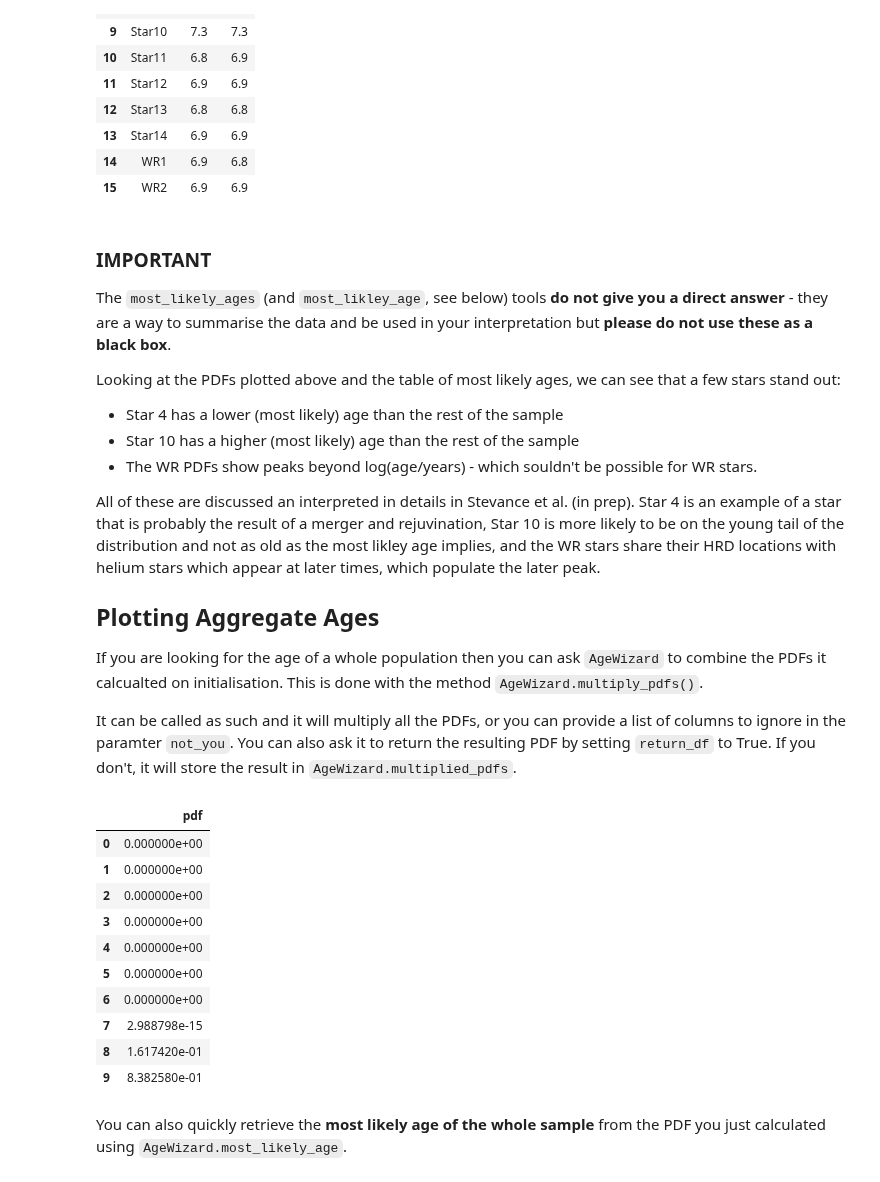
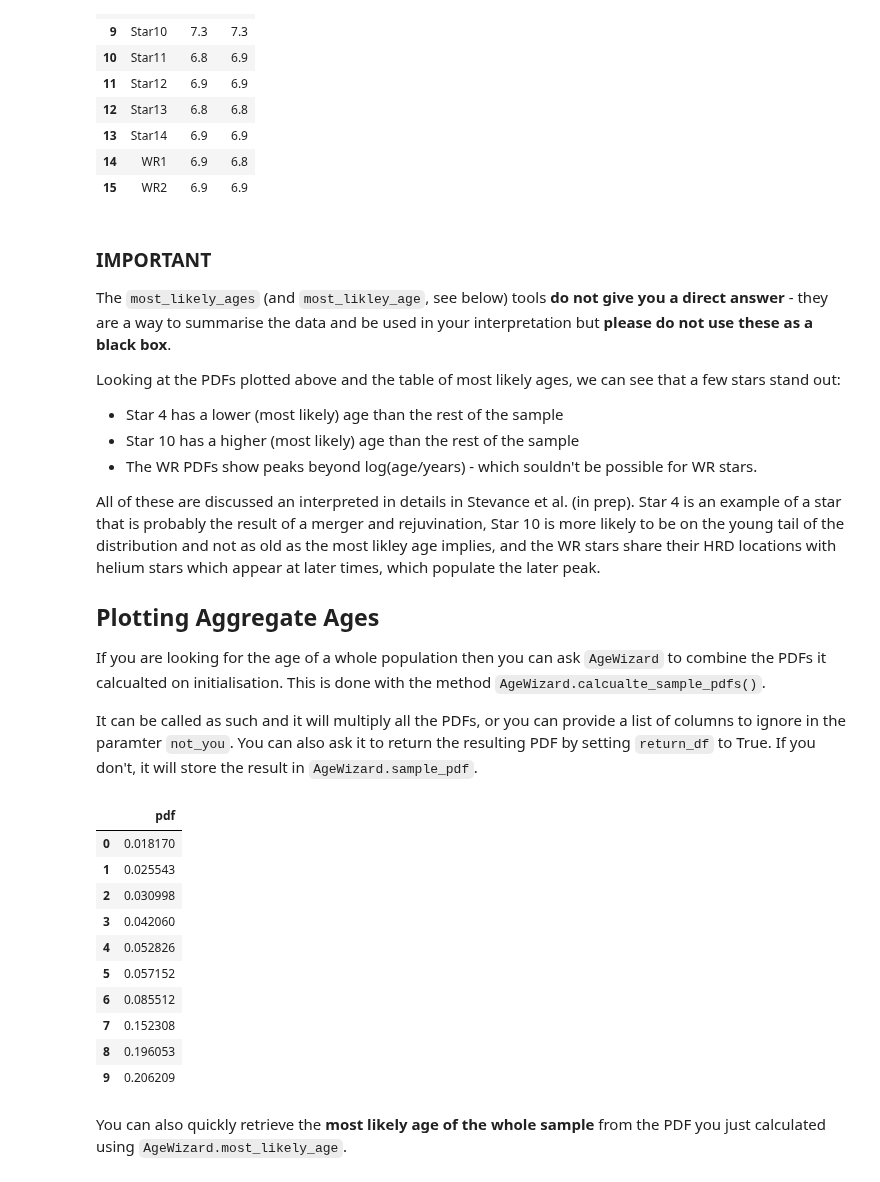
Before and after one commit to HeloiseS/hoki_tutorials, a Jupyter notebook: AgeWizard.ipynb, the cells around one changed output. Drawn from its saved outputs; the diff is of its cells as text; code cells hidden in the pictures.

```diff
--- a/AgeWizard.ipynb
+++ b/AgeWizard.ipynb
@@ -182,8 +182,8 @@ All of these are discussed an interpreted in details in Stevance et al. (in prep
 
 ## Plotting Aggregate Ages
 
-If you are looking for the age of a whole population then you can ask `AgeWizard` to combine the PDFs it calcualted on initialisation. This is done with the method `AgeWizard.multiply_pdfs()`.
+If you are looking for the age of a whole population then you can ask `AgeWizard` to combine the PDFs it calcualted on initialisation. This is done with the method `AgeWizard.calcualte_sample_pdfs()`.
 
-It can be called as such and it will multiply all the PDFs, or you can provide a list of columns to ignore in the paramter `not_you`. You can also ask it to return the resulting PDF by setting `return_df` to True. If you don't, it will store the result in `AgeWizard.multiplied_pdfs`.
+It can be called as such and it will multiply all the PDFs, or you can provide a list of columns to ignore in the paramter `not_you`. You can also ask it to return the resulting PDF by setting `return_df` to True. If you don't, it will store the result in `AgeWizard.sample_pdf`.
 # %%
 # Returns None
@@ -191,17 +191,17 @@ agewiz006.multiply_pdfs()
 # %%
-agewiz006.multiplied_pdf.head(10)
+agewiz006.sample_pdf.head(10)
 # %% [output]
 |  | pdf |
-| 0 | 0.000000e+00 |
-| 1 | 0.000000e+00 |
-| 2 | 0.000000e+00 |
-| 3 | 0.000000e+00 |
-| 4 | 0.000000e+00 |
-| 5 | 0.000000e+00 |
-| 6 | 0.000000e+00 |
-| 7 | 2.988798e-15 |
-| 8 | 1.617420e-01 |
-| 9 | 8.382580e-01 |
+| 0 | 0.018170 |
+| 1 | 0.025543 |
+| 2 | 0.030998 |
+| 3 | 0.042060 |
+| 4 | 0.052826 |
+| 5 | 0.057152 |
+| 6 | 0.085512 |
+| 7 | 0.152308 |
+| 8 | 0.196053 |
+| 9 | 0.206209 |
 # %% [markdown]
 You can also quickly retrieve the **most likely age of the whole sample** from the PDF you just calculated using `AgeWizard.most_likely_age`.
 # %%
```
Also changed, not shown: parts of 10 cells of this notebook.
